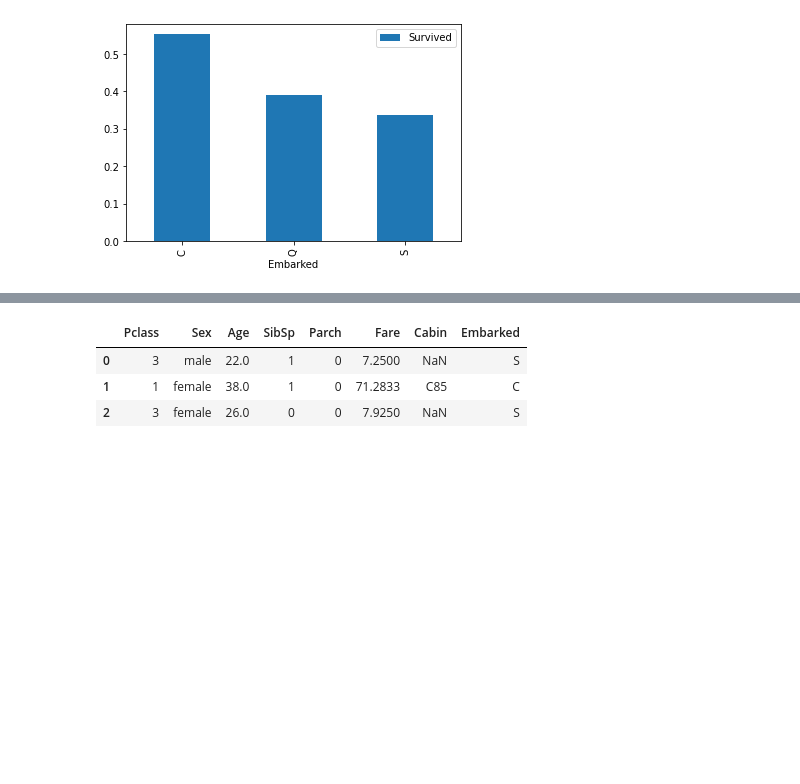
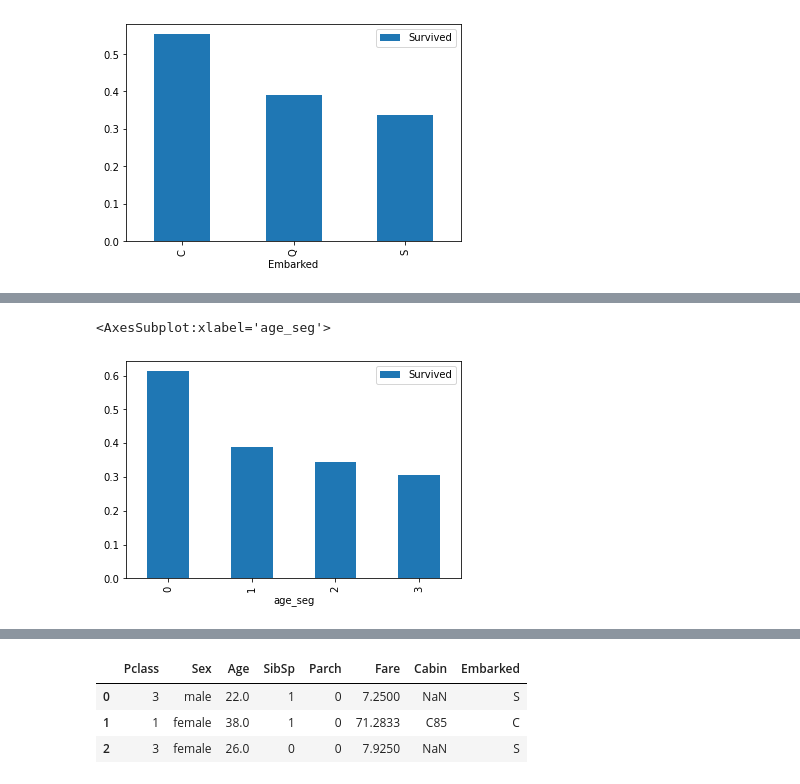
Before and after one commit to mayanksinghkgp/Mini_Projects, a Jupyter notebook: Machine_learning_form_disaster/titanic_prediction.ipynb, the cells around one changed output, grey strips where cells are left out. Drawn from its saved outputs; the diff is of its cells as text; code cells hidden in the pictures; blank space fills up the shorter version.

```diff
--- a/Machine_learning_form_disaster/titanic_prediction.ipynb
+++ b/Machine_learning_form_disaster/titanic_prediction.ipynb
@@ -101,0 +126,5 @@ pd.pivot_table(df1,index=['Embarked'],values=['Survived'],aggfunc=np.mean).plot(
+# %%
+pd.pivot_table(df1,index=['age_seg'],values=['Survived'],aggfunc=np.mean).plot(kind = 'bar')
+# %% [output]
+<AxesSubplot:xlabel='age_seg'>
+[figure, added]
```
Also changed, not shown: parts of 11 cells of this notebook.
